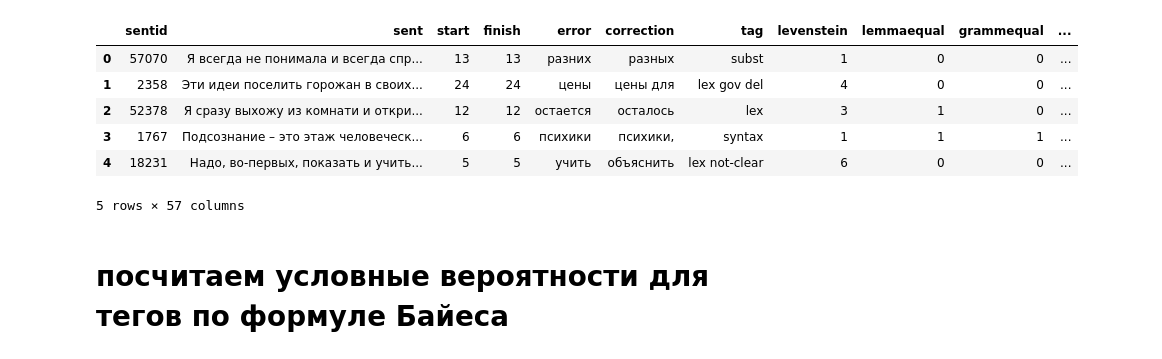
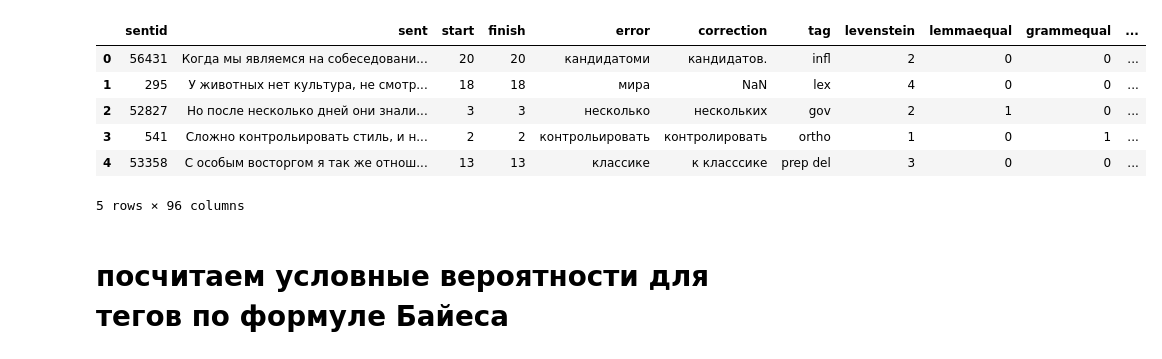
Before and after one commit to tanya-ling/error-recognition-for-R, a Jupyter notebook: diploma_classifier.ipynb, the cells around one changed output. Drawn from its saved outputs; the diff is of its cells as text; code cells hidden in the pictures.

```diff
--- a/diploma_classifier.ipynb
+++ b/diploma_classifier.ipynb
@@ -11,16 +11,16 @@ from scipy import misc
 from imblearn.over_sampling import RandomOverSampler
 import codecs
 # %%
-df = pandas.read_csv('.\\rlc_featured_mod3.csv', sep='\t')
+df = pandas.read_csv('.\\rlc_featured_mod6.csv', sep='\t')
 df.head()
 # %% [output]
 |  | sentid | sent | start | finish | error | correction | tag | levenstein | lemmaequal | grammequal | ... |
-| 0 | 57070 | Я всегда не понимала и всегда спр... | 13 | 13 | разних | разных | subst | 1 | 0 | 0 | ... |
-| 1 | 2358 | Эти идеи поселить горожан в своих... | 24 | 24 | цены | цены для | lex gov del | 4 | 0 | 0 | ... |
-| 2 | 52378 | Я сразу выхожу из комнати и откри... | 12 | 12 | остается | осталось | lex | 3 | 1 | 0 | ... |
-| 3 | 1767 | Подсознание – это этаж человеческ... | 6 | 6 | психики | психики, | syntax | 1 | 1 | 1 | ... |
-| 4 | 18231 | Надо, во-первых, показать и учить... | 5 | 5 | учить | объяснить | lex not-clear | 6 | 0 | 0 | ... |
+| 0 | 56431 | Когда мы являемся на собеседовани... | 20 | 20 | кандидатоми | кандидатов. | infl | 2 | 0 | 0 | ... |
+| 1 | 295 | У животных нет культура, не смотр... | 18 | 18 | мира | NaN | lex | 4 | 0 | 0 | ... |
+| 2 | 52827 | Но после несколько дней они знали... | 3 | 3 | несколько | нескольких | gov | 2 | 1 | 0 | ... |
+| 3 | 541 | Сложно контрольировать стиль, и н... | 2 | 2 | контрольировать | контролировать | ortho | 1 | 0 | 1 | ... |
+| 4 | 53358 | С особым восторгом я так же отнош... | 13 | 13 | классике | к класссике | prep del | 3 | 0 | 0 | ... |
-5 rows × 57 columns
+5 rows × 96 columns
 # %% [markdown]
 # посчитаем условные вероятности для тегов по формуле Байеса
 # %%
```
Also changed, not shown: parts of 6 cells of this notebook, 8 other files.
